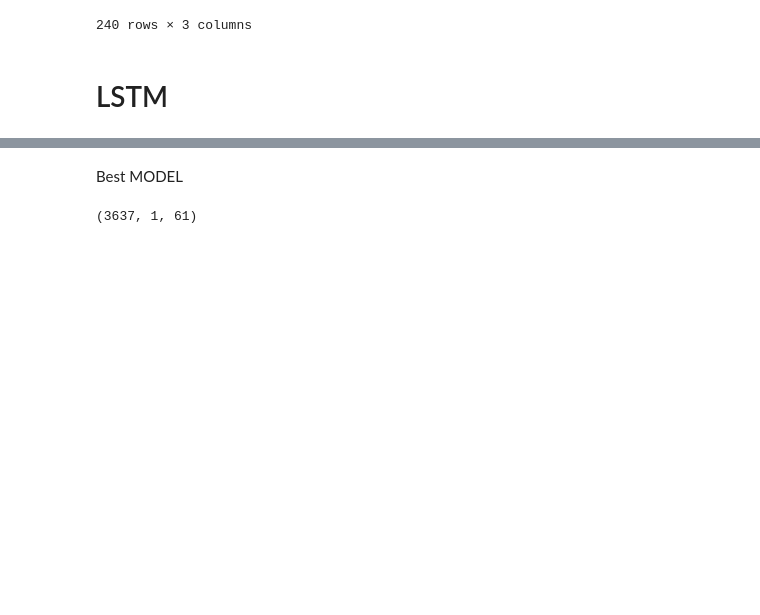
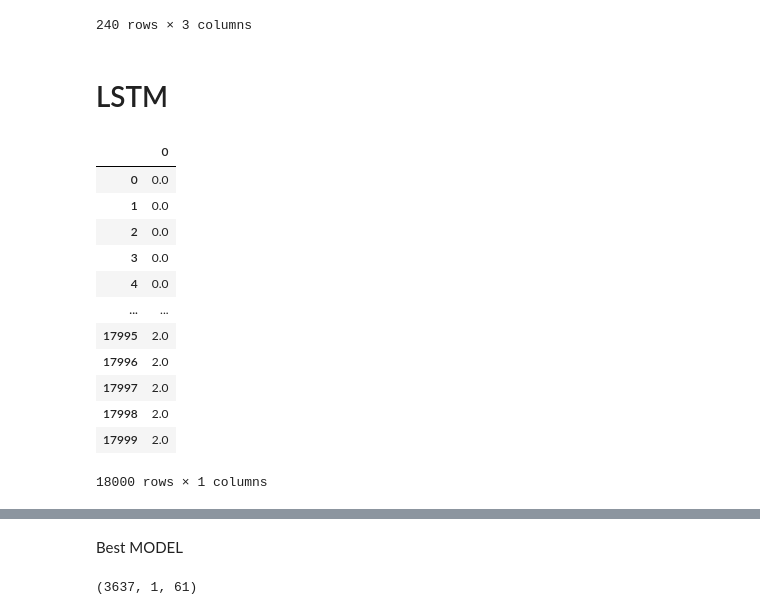
Before and after one commit to sevginurbilgin/EDA, a Jupyter notebook: FeatureExtraction_LSTM.ipynb, the cells around one changed output, grey strips where cells are left out. Saved outputs shown, nothing was run; the diff lists cells and outputs as text; code cells hidden in the pictures; blank space fills up the shorter version.

```diff
--- a/FeatureExtraction_LSTM.ipynb
+++ b/FeatureExtraction_LSTM.ipynb
@@ -178,3 +209,26 @@ eda_total_df = eda_total_df.drop(columns=[1, 2])
+# %%
+eda_raw= eda_total_df
+eda_raw_label = eda_labels
+df = pd.DataFrame(eda_raw_label)
+df1 = pd.DataFrame(eda_raw)
+
+df1.to_csv(f'{output_path_features}/CSV/eda_raw.csv', index=False)  # index=False, indeks sütununu CSV'ye yazmamak içindf = pd.DataFrame(liste)
+
+df.to_csv(f'{output_path_features}/CSV/eda_labels.csv', index=False)  # index=False, indeks sütununu CSV'ye yazmamak için
+# %% [output]
+|  | 0 |
+| 0 | 0.0 |
+| 1 | 0.0 |
+| 2 | 0.0 |
+| 3 | 0.0 |
+| 4 | 0.0 |
+| ... | ... |
+| 17995 | 2.0 |
+| 17996 | 2.0 |
+| 17997 | 2.0 |
+| 17998 | 2.0 |
+| 17999 | 2.0 |
+18000 rows × 1 columns
 # %%
 # Fix random seed for reproducibility
 tf.random.set_seed(7)
```
Also changed, not shown: parts of 20 cells of this notebook.
